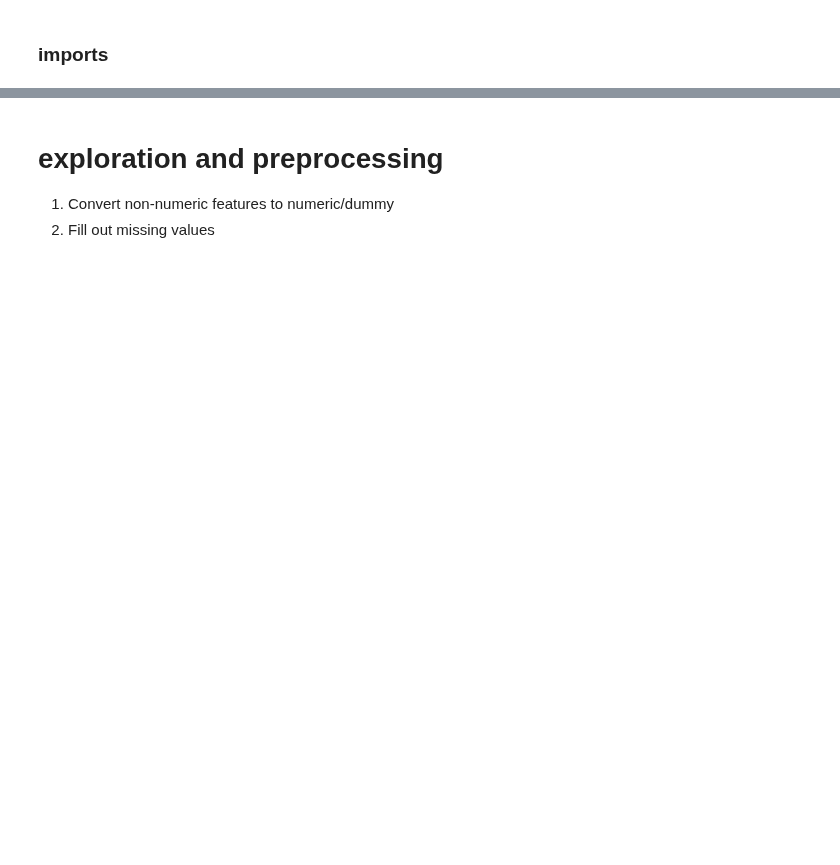
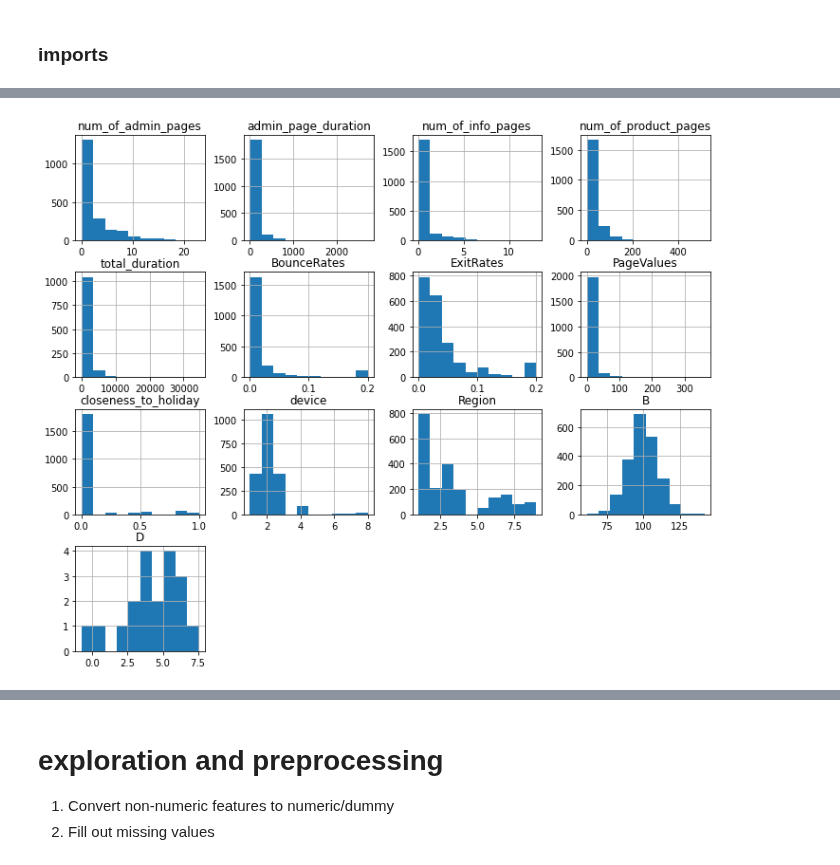
Before and after one commit to MrPupik/INTO_TO_ML, a Jupyter notebook: project/itay_nb.ipynb, the cells around one changed output, grey strips where cells are left out. Saved outputs shown, nothing was run; the diff lists cells and outputs as text; code cells hidden in the pictures; blank space fills up the shorter version.

```diff
--- a/project/itay_nb.ipynb
+++ b/project/itay_nb.ipynb
@@ -8,0 +38,5 @@ from sklearn.model_selection import train_test_split
+# %%
+X_train.iloc[:,1:].hist(figsize=(12,10))
+pass
+# %% [output]
+[figure, added]
```
Also changed, not shown: parts of 44 cells of this notebook.
